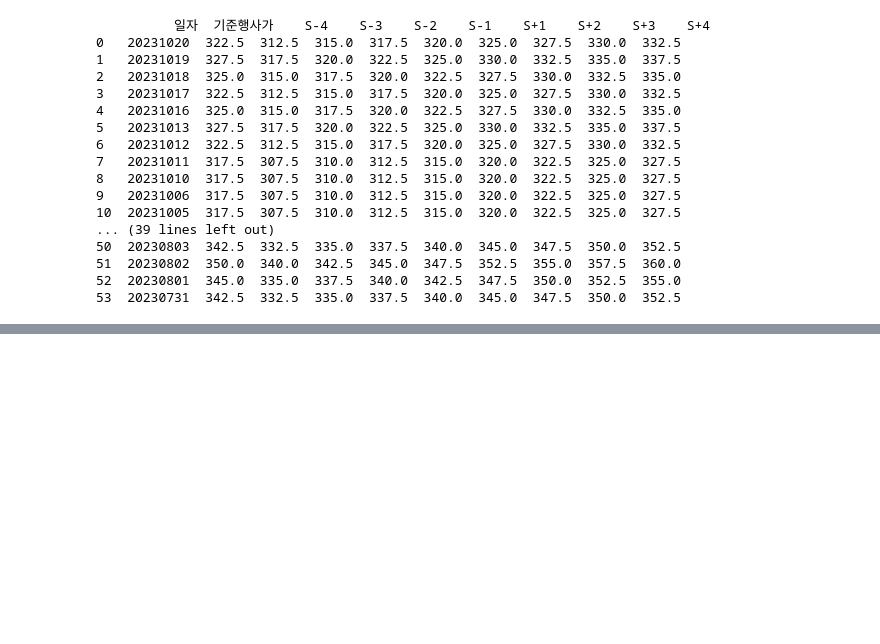
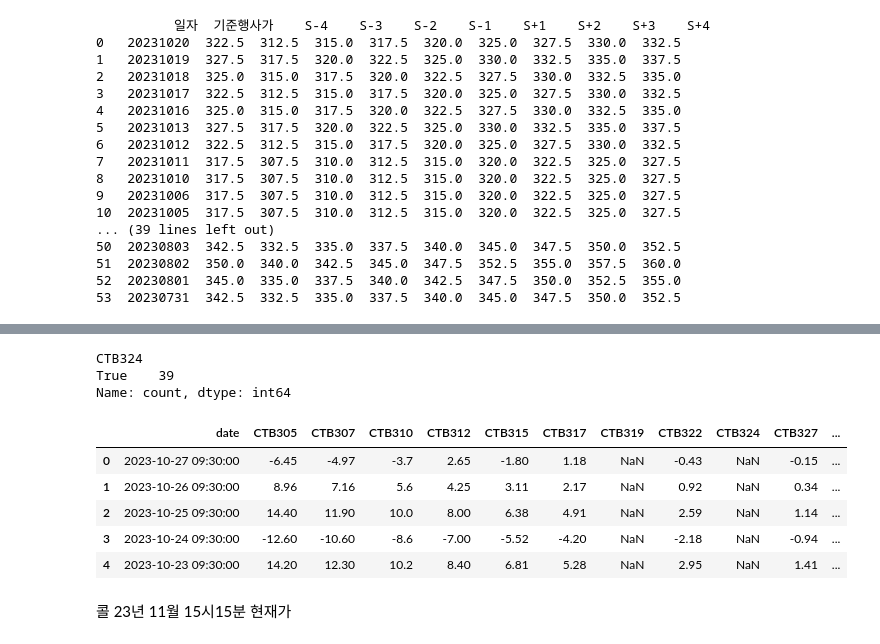
Before and after one commit to jyoooonh/Project1_sample, a Jupyter notebook: option_set.ipynb, the cells around one changed output, grey strips where cells are left out. Drawn from its saved outputs; the diff is of its cells as text; code cells hidden in the pictures; blank space fills up the shorter version.

```diff
--- a/option_set.ipynb
+++ b/option_set.ipynb
@@ -42,6 +61,7 @@ folder_path = './option_price/' # 폴더 경로
 # %%
 combined_data = pd.DataFrame() # 합칠 CSV 파일들을 저장할 빈 DataFrame 생성
 root_directory = './option_price/201TB305_352.5/' # 시작 디렉토리 설정
+
 # root_directory와 그 하위 모든 디렉토리에서 CSV 파일을 찾아 합침
 for root, dirs, files in os.walk(root_directory):
     for file in files:
@@ -49,7 +69,19 @@ for root, dirs, files in os.walk(root_directory):
             file_path = os.path.join(root, file)
             # CSV 파일을 DataFrame으로 읽어들임
             data = pd.read_csv(file_path)
+            csv_file_name = os.path.basename(file_path)
+            if csv_file_name.startswith('201'): # 201로 시작하면 끝에 C를 붙인다.
+                csv_file_name = "C" + csv_file_name.split('.')[0].split('201')[1]
+            elif csv_file_name.startswith('301'): # 301로 시작하면 끝에 P를 붙인다.
+                csv_file_name = "P" + csv_file_name.split('.')[0].split('301')[1]
+            data['체결시간'] = pd.to_datetime(data['체결시간'], format="%Y%m%d%H%M%S")
+            data = data[['체결시간', '현재가']].rename(columns={'현재가': csv_file_name, '체결시간': 'date'})
+            selected_rows = data[data['date'].dt.time == pd.to_datetime('09:30:00').time()]
+
             # 읽어들인 데이터를 기존 데이터프레임과 결합
-            combined_data = pd.concat([combined_data, data], ignore_index=True)
+            if combined_data.empty:
+                combined_data = selected_rows
+            else:
+                combined_data = pd.merge(combined_data, selected_rows, on='date', how='outer')
 
-print(combined_data)
+# print(combined_data)
@@ -73,0 +110,26 @@ combined_data
+# %%
+CTB930 = pd.DataFrame() # 합칠 CSV 파일들을 저장할 빈 DataFrame 생성
+root_directory = './option_price/201TB305_352.5/' # 시작 디렉토리 설정
+
+# root_directory와 그 하위 모든 디렉토리에서 CSV 파일을 찾아 합침
+for root, dirs, files in os.walk(root_directory):
+    for file in files:
+        if file.endswith(".csv"):
+            file_path = os.path.join(root, file)
+            # CSV 파일을 DataFrame으로 읽어들임
+            data = pd.read_csv(file_path)
+            csv_file_name = os.path.basename(file_path)
+            if csv_file_name.startswith('201'): # 201로 시작하면 끝에 C를 붙인다.
+                csv_file_name = "C" + csv_file_name.split('.')[0].split('201')[1]
+            elif csv_file_name.startswith('301'): # 301로 시작하면 끝에 P를 붙인다.
+                csv_file_name = "P" + csv_file_name.split('.')[0].split('301')[1]
+            data['체결시간'] = pd.to_datetime(data['체결시간'], format="%Y%m%d%H%M%S")
+            data = data[['체결시간', '현재가']].rename(columns={'현재가': csv_file_name, '체결시간': 'date'})
+            selected_rows = data[data['date'].dt.time == pd.to_datetime('09:30:00').time()]
+
+            # 읽어들인 데이터를 기존 데이터프레임과 결합
+            if CTB930.empty:
+                CTB930 = selected_rows
+            else:
+                CTB930 = pd.merge(CTB930, selected_rows, on='date', how='outer')
+print(CTB930)
@@ -73,0 +154,17 @@ combined_data
+# %%
+CTB930['CTB324'].isna().value_counts()
+# %% [output]
+CTB324
+True    39
+Name: count, dtype: int64
+# %%
+CTB930.head()
+# %% [output]
+|  | date | CTB305 | CTB307 | CTB310 | CTB312 | CTB315 | CTB317 | CTB319 | CTB322 | CTB324 | CTB327 | ... |
+| 0 | 2023-10-27 09:30:00 | -6.45 | -4.97 | -3.7 | 2.65 | -1.80 | 1.18 | NaN | -0.43 | NaN | -0.15 | ... |
+| 1 | 2023-10-26 09:30:00 | 8.96 | 7.16 | 5.6 | 4.25 | 3.11 | 2.17 | NaN | 0.92 | NaN | 0.34 | ... |
+| 2 | 2023-10-25 09:30:00 | 14.40 | 11.90 | 10.0 | 8.00 | 6.38 | 4.91 | NaN | 2.59 | NaN | 1.14 | ... |
+| 3 | 2023-10-24 09:30:00 | -12.60 | -10.60 | -8.6 | -7.00 | -5.52 | -4.20 | NaN | -2.18 | NaN | -0.94 | ... |
+| 4 | 2023-10-23 09:30:00 | 14.20 | 12.30 | 10.2 | 8.40 | 6.81 | 5.28 | NaN | 2.95 | NaN | 1.41 | ... |
+# %% [markdown]
+콜 23년 11월 15시15분 현재가
```
Also changed, not shown: parts of 31 cells of this notebook, 1 other file.
